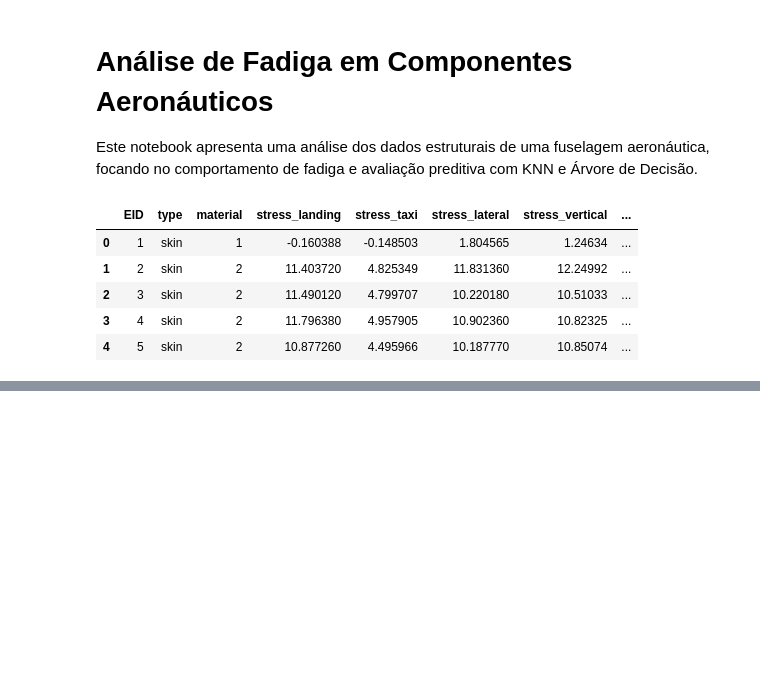
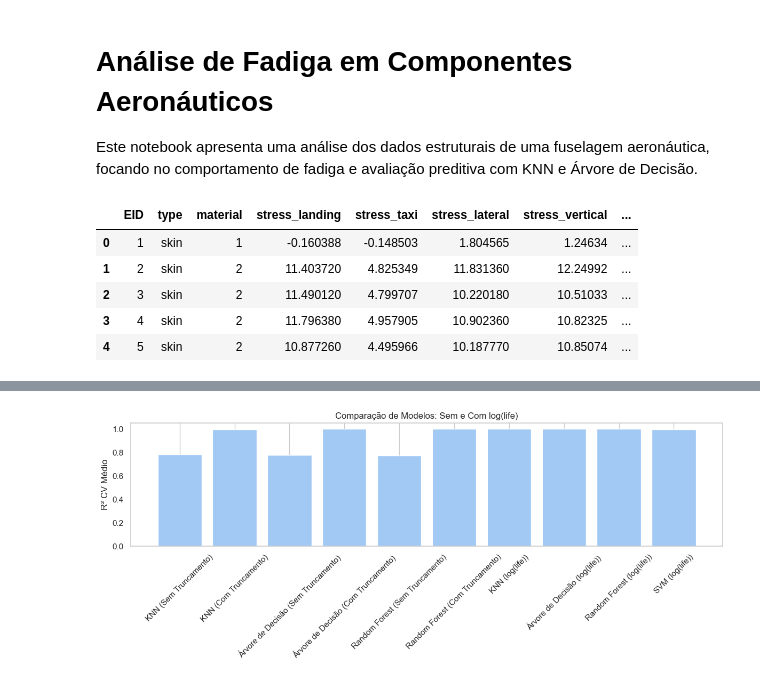
Before and after one commit to VictorOlegario/projeto_ml_ita_2025_01, a Jupyter notebook: projeto_fadiga_vf.ipynb, the cells around one changed output, grey strips where cells are left out. Saved outputs shown, nothing was run; the diff lists cells and outputs as text; code cells hidden in the pictures; blank space fills up the shorter version.

```diff
--- a/projeto_fadiga_vf.ipynb
+++ b/projeto_fadiga_vf.ipynb
@@ -268,0 +234,15 @@ results_df
+# %%
+# Criar versão com log(life)
+df_log = df.copy()
+df_log['life'] = np.log1p(df_log['life'])
+# %%
+results_cv_log = [
+    avaliar_modelo_cv(df_log, KNeighborsRegressor(), "KNN", "log(life)"),
+    avaliar_modelo_cv(df_log, DecisionTreeRegressor(random_state=42), "Árvore de Decisão", "log(life)"),
+    avaliar_modelo_cv(df_log, SVR(), "SVM", "log(life)"),
+    avaliar_modelo_cv(df_log, rf_model(), "Random Forest", "log(life)")
+]
+
+# Concatenar com os resultados anteriores
+comparacao_final = pd.concat([results_df_completo, pd.DataFrame(results_cv_log)], ignore_index=True)
+comparacao_final
@@ -268,0 +264,12 @@ results_df
+# %%
+plt.figure(figsize=(12, 5))
+plt.bar(comparacao_final["Modelo"] + " (" + comparacao_final["Truncado"] + ")", comparacao_final["R² CV Médio"])
+plt.title("Comparação de Modelos: Sem e Com log(life)")
+plt.ylabel("R² CV Médio")
+plt.ylim(0, 1.05)
+plt.xticks(rotation=45)
+plt.grid(axis='y')
+plt.tight_layout()
+plt.show()
+# %% [output]
+[figure, added]
```
Also changed, not shown: parts of 12 cells of this notebook, 1 other file.
